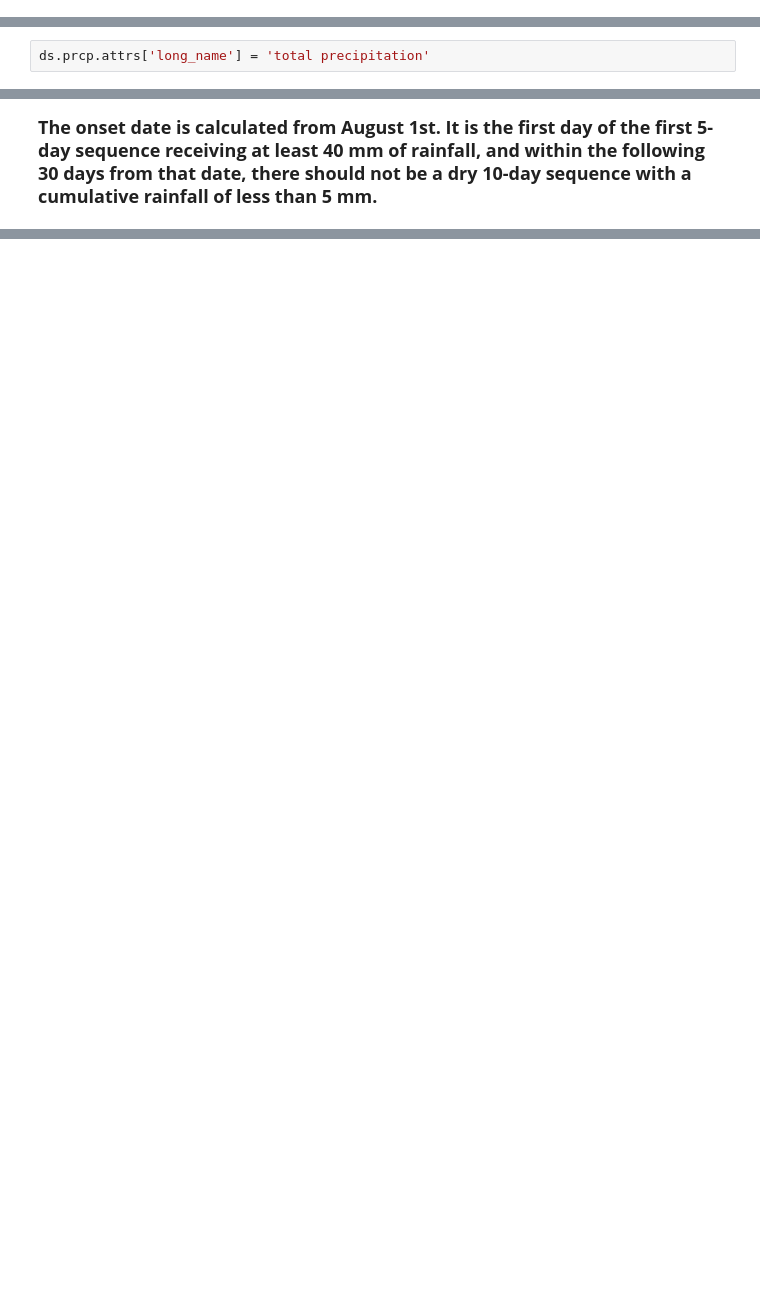
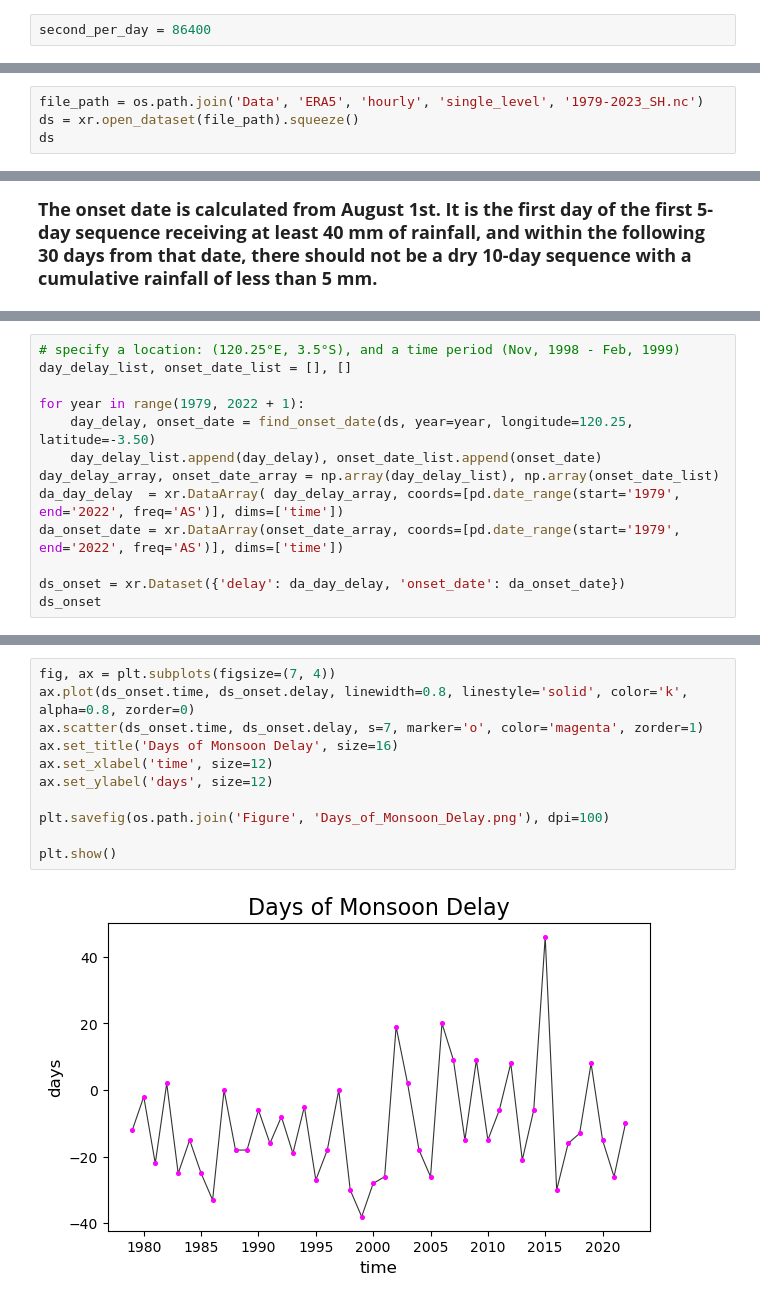
Before and after one commit to Koar-create/Yang-Repository-CS, a Jupyter notebook: Calculation/C-calculate_onset_date.ipynb, the cells around one changed output, grey strips where cells are left out. Cells and saved outputs as stored; diff of their text form; blank space fills up the shorter version.

```diff
--- a/Calculation/C-calculate_onset_date.ipynb
+++ b/Calculation/C-calculate_onset_date.ipynb
@@ -43 +55,3 @@ import cartopy.io.shapereader as shapereader
+# %%
+second_per_day = 86400
 # %% [markdown]
@@ -80,0 +69,4 @@ array([-50.])
+# %%
+file_path = os.path.join('Data', 'ERA5', 'hourly', 'single_level', '1979-2023_SH.nc')
+ds = xr.open_dataset(file_path).squeeze()
+ds
@@ -126,2 +106,0 @@ Data variables:
-# %%
-ds.prcp.attrs['long_name'] = 'total precipitation'
@@ -202,0 +204,13 @@ nan nan (400, 1440)
+# %%
+# specify a location: (120.25°E, 3.5°S), and a time period (Nov, 1998 - Feb, 1999)
+day_delay_list, onset_date_list = [], []
+
+for year in range(1979, 2022 + 1):
+    day_delay, onset_date = find_onset_date(ds, year=year, longitude=120.25, latitude=-3.50)
+    day_delay_list.append(day_delay), onset_date_list.append(onset_date)
+day_delay_array, onset_date_array = np.array(day_delay_list), np.array(onset_date_list)
+da_day_delay  = xr.DataArray( day_delay_array, coords=[pd.date_range(start='1979', end='2022', freq='AS')], dims=['time'])
+da_onset_date = xr.DataArray(onset_date_array, coords=[pd.date_range(start='1979', end='2022', freq='AS')], dims=['time'])
+
+ds_onset = xr.Dataset({'delay': da_day_delay, 'onset_date': da_onset_date})
+ds_onset
@@ -202,0 +225,13 @@ nan nan (400, 1440)
+# %%
+fig, ax = plt.subplots(figsize=(7, 4))
+ax.plot(ds_onset.time, ds_onset.delay, linewidth=0.8, linestyle='solid', color='k', alpha=0.8, zorder=0)
+ax.scatter(ds_onset.time, ds_onset.delay, s=7, marker='o', color='magenta', zorder=1)
+ax.set_title('Days of Monsoon Delay', size=16)
+ax.set_xlabel('time', size=12)
+ax.set_ylabel('days', size=12)
+
+plt.savefig(os.path.join('Figure', 'Days_of_Monsoon_Delay.png'), dpi=100)
+
+plt.show()
+# %% [output]
+[figure, added]
```
Also changed, not shown: parts of 27 cells of this notebook, 4 other files.
